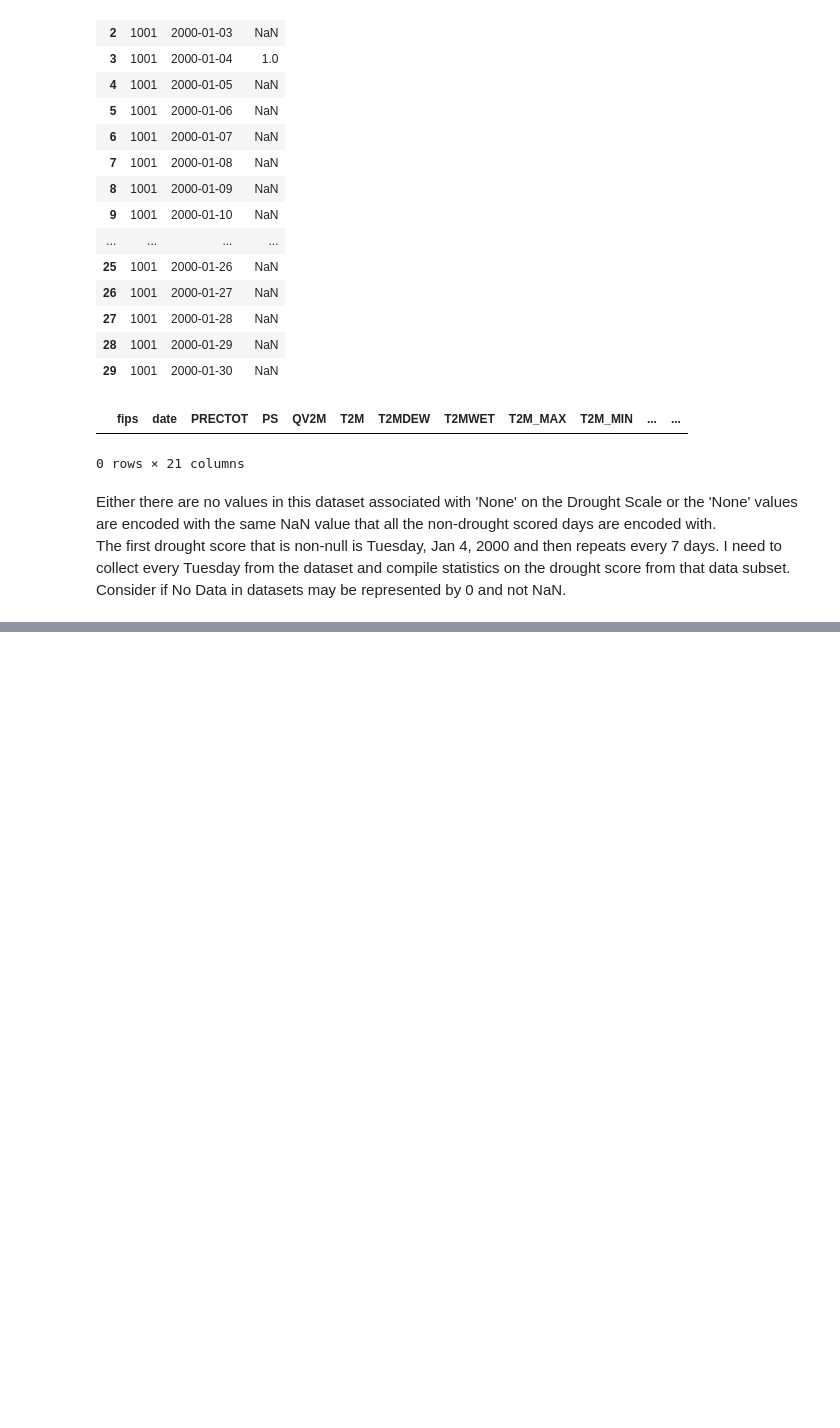
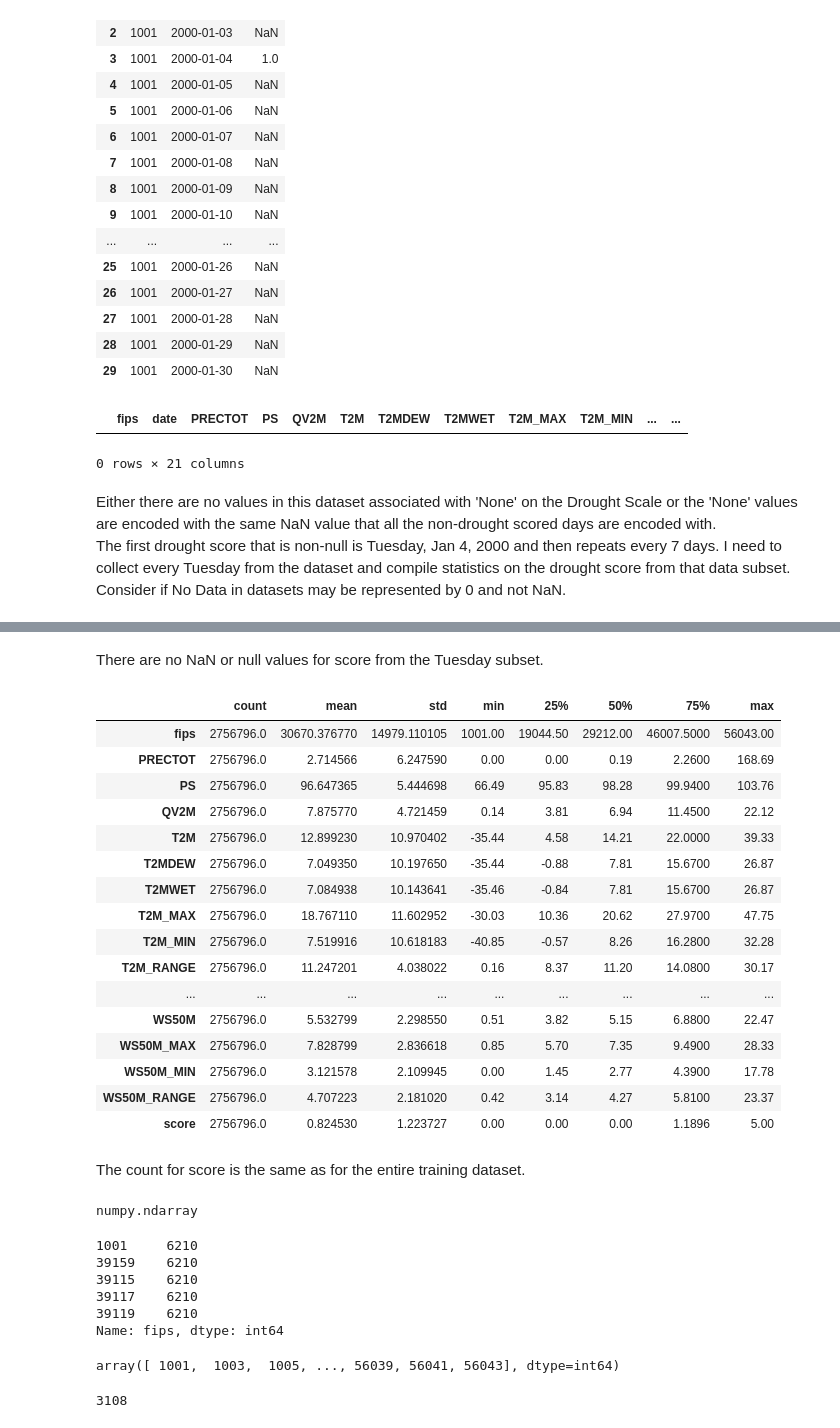
Before and after one commit to ChadDelany/drought_prediction, a Jupyter notebook: Notebooks/01_DataWrangling.ipynb, the cells around one changed output, grey strips where cells are left out. Saved outputs shown, nothing was run; the diff lists cells and outputs as text; code cells hidden in the pictures; blank space fills up the shorter version.

```diff
--- a/Notebooks/01_DataWrangling.ipynb
+++ b/Notebooks/01_DataWrangling.ipynb
@@ -438,0 +497,51 @@ Consider if No Data in datasets may be represented by 0 and not NaN.
+# %% [markdown]
+There are no NaN or null values for score from the Tuesday subset.
+# %%
+# Numerical features of the training dataset with DROUGHT SCORE non-null.
+train_set_Score.describe().T
+# %% [output]
+|  | count | mean | std | min | 25% | 50% | 75% | max |
+| fips | 2756796.0 | 30670.376770 | 14979.110105 | 1001.00 | 19044.50 | 29212.00 | 46007.5000 | 56043.00 |
+| PRECTOT | 2756796.0 | 2.714566 | 6.247590 | 0.00 | 0.00 | 0.19 | 2.2600 | 168.69 |
+| PS | 2756796.0 | 96.647365 | 5.444698 | 66.49 | 95.83 | 98.28 | 99.9400 | 103.76 |
+| QV2M | 2756796.0 | 7.875770 | 4.721459 | 0.14 | 3.81 | 6.94 | 11.4500 | 22.12 |
+| T2M | 2756796.0 | 12.899230 | 10.970402 | -35.44 | 4.58 | 14.21 | 22.0000 | 39.33 |
+| T2MDEW | 2756796.0 | 7.049350 | 10.197650 | -35.44 | -0.88 | 7.81 | 15.6700 | 26.87 |
+| T2MWET | 2756796.0 | 7.084938 | 10.143641 | -35.46 | -0.84 | 7.81 | 15.6700 | 26.87 |
+| T2M_MAX | 2756796.0 | 18.767110 | 11.602952 | -30.03 | 10.36 | 20.62 | 27.9700 | 47.75 |
+| T2M_MIN | 2756796.0 | 7.519916 | 10.618183 | -40.85 | -0.57 | 8.26 | 16.2800 | 32.28 |
+| T2M_RANGE | 2756796.0 | 11.247201 | 4.038022 | 0.16 | 8.37 | 11.20 | 14.0800 | 30.17 |
+| ... | ... | ... | ... | ... | ... | ... | ... | ... |
+| WS50M | 2756796.0 | 5.532799 | 2.298550 | 0.51 | 3.82 | 5.15 | 6.8800 | 22.47 |
+| WS50M_MAX | 2756796.0 | 7.828799 | 2.836618 | 0.85 | 5.70 | 7.35 | 9.4900 | 28.33 |
+| WS50M_MIN | 2756796.0 | 3.121578 | 2.109945 | 0.00 | 1.45 | 2.77 | 4.3900 | 17.78 |
+| WS50M_RANGE | 2756796.0 | 4.707223 | 2.181020 | 0.42 | 3.14 | 4.27 | 5.8100 | 23.37 |
+| score | 2756796.0 | 0.824530 | 1.223727 | 0.00 | 0.00 | 0.00 | 1.1896 | 5.00 |
+# %% [markdown]
+The count for score is the same as for the entire training dataset.
+# %%
+#### How many unique counties are in the full training dataset?
+ts_fips_unique = train_set['fips'].unique()
+type(ts_fips_unique)
+# %% [output]
+numpy.ndarray
+# %%
+train_set.fips.value_counts().head()
+# %% [output]
+1001     6210
+39159    6210
+39115    6210
+39117    6210
+39119    6210
+Name: fips, dtype: int64
+# %%
+ts_fips_unique
+# %% [output]
+array([ 1001,  1003,  1005, ..., 56039, 56041, 56043], dtype=int64)
+# %%
+ts_fips_count_unique = 0
+for i in ts_fips_unique:
+    ts_fips_count_unique += 1
+ts_fips_count_unique
+# %% [output]
+3108
```
Also changed, not shown: parts of 10 cells of this notebook.
